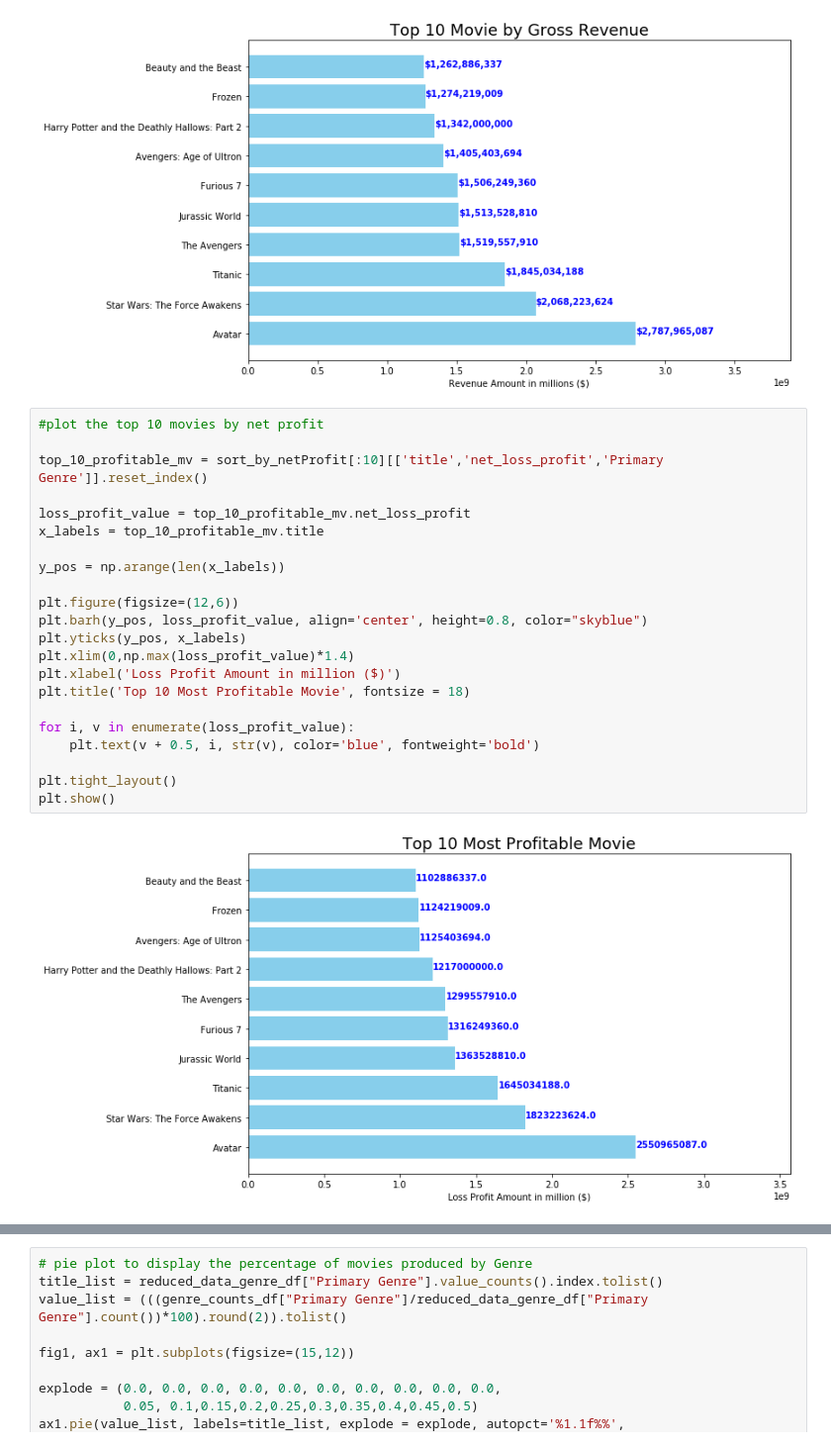
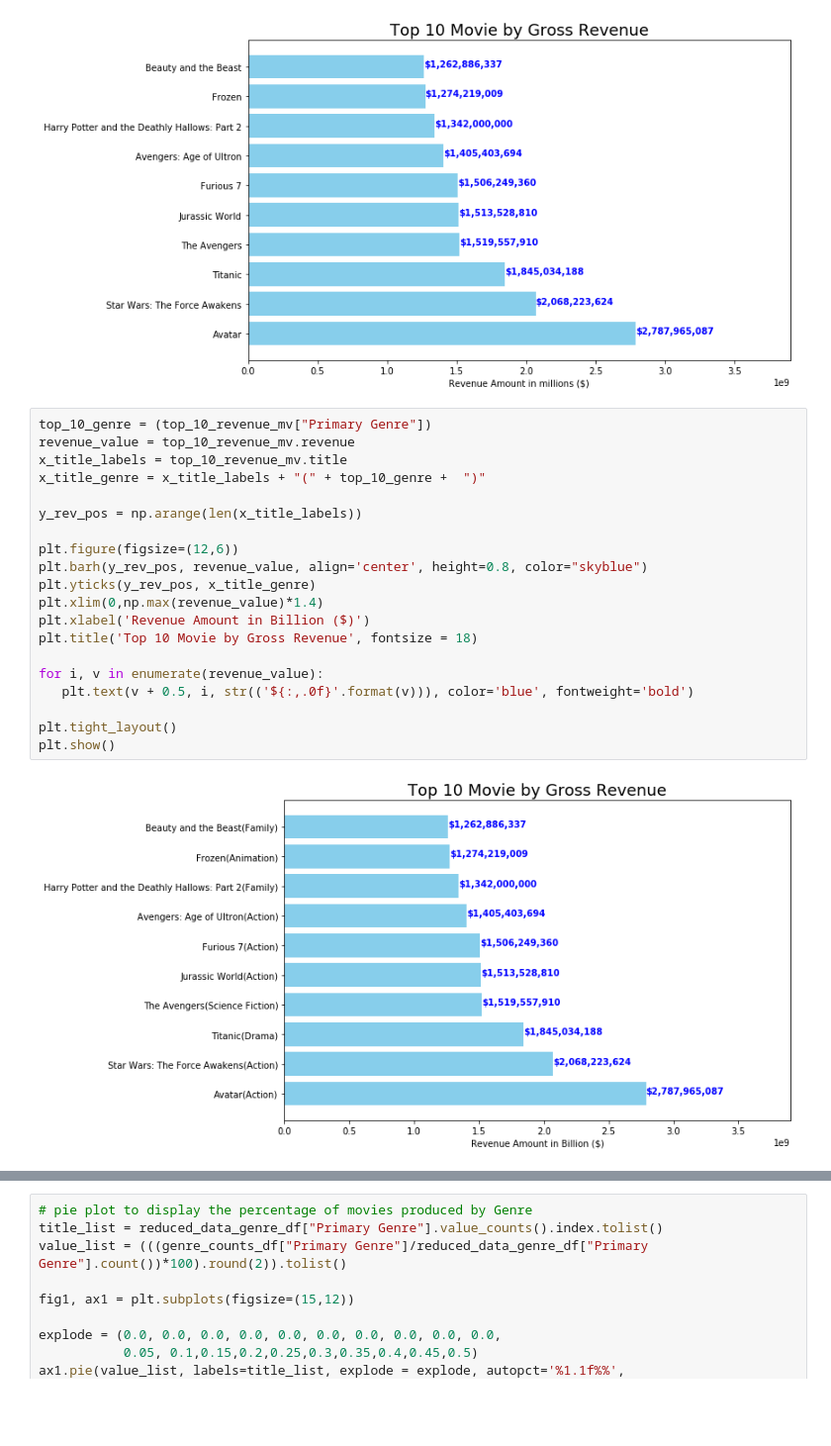
Before and after one commit to sarahshelden/Project1DataScience, a Jupyter notebook: movies.ipynb, the cells around one changed output, grey strips where cells are left out. Shown at 99% size. Saved outputs shown, nothing was run; the diff lists cells and outputs as text; blank space fills up the shorter version.

```diff
--- a/movies.ipynb
+++ b/movies.ipynb
@@ -89,29 +95,27 @@ plt.show()
 # %% [output]
 [figure]
 # %%
-#plot the top 10 movies by net profit
+top_10_genre = (top_10_revenue_mv["Primary Genre"])
+revenue_value = top_10_revenue_mv.revenue
+x_title_labels = top_10_revenue_mv.title
+x_title_genre = x_title_labels + "(" + top_10_genre +  ")"
 
-top_10_profitable_mv = sort_by_netProfit[:10][['title','net_loss_profit','Primary Genre']].reset_index()
-
-loss_profit_value = top_10_profitable_mv.net_loss_profit
-x_labels = top_10_profitable_mv.title
-
-y_pos = np.arange(len(x_labels))
+y_rev_pos = np.arange(len(x_title_labels))
 
 plt.figure(figsize=(12,6))
-plt.barh(y_pos, loss_profit_value, align='center', height=0.8, color="skyblue")
-plt.yticks(y_pos, x_labels)
-plt.xlim(0,np.max(loss_profit_value)*1.4)
-plt.xlabel('Loss Profit Amount in million ($)')
-plt.title('Top 10 Most Profitable Movie', fontsize = 18)
+plt.barh(y_rev_pos, revenue_value, align='center', height=0.8, color="skyblue")
+plt.yticks(y_rev_pos, x_title_genre)
+plt.xlim(0,np.max(revenue_value)*1.4)
+plt.xlabel('Revenue Amount in Billion ($)')
+plt.title('Top 10 Movie by Gross Revenue', fontsize = 18)
 
-for i, v in enumerate(loss_profit_value):
-    plt.text(v + 0.5, i, str(v), color='blue', fontweight='bold')
+for i, v in enumerate(revenue_value):
+   plt.text(v + 0.5, i, str(('${:,.0f}'.format(v))), color='blue', fontweight='bold')
 
 plt.tight_layout()
 plt.show()
 # %% [output]
-[figure, old version]
+[figure, new version]
 # %%
 # create data with only title and primary genre
 reduced_data_genre_df = sort_by_revenue[["title", "Primary Genre"]]
```
Also changed, not shown: parts of 20 cells of this notebook.
